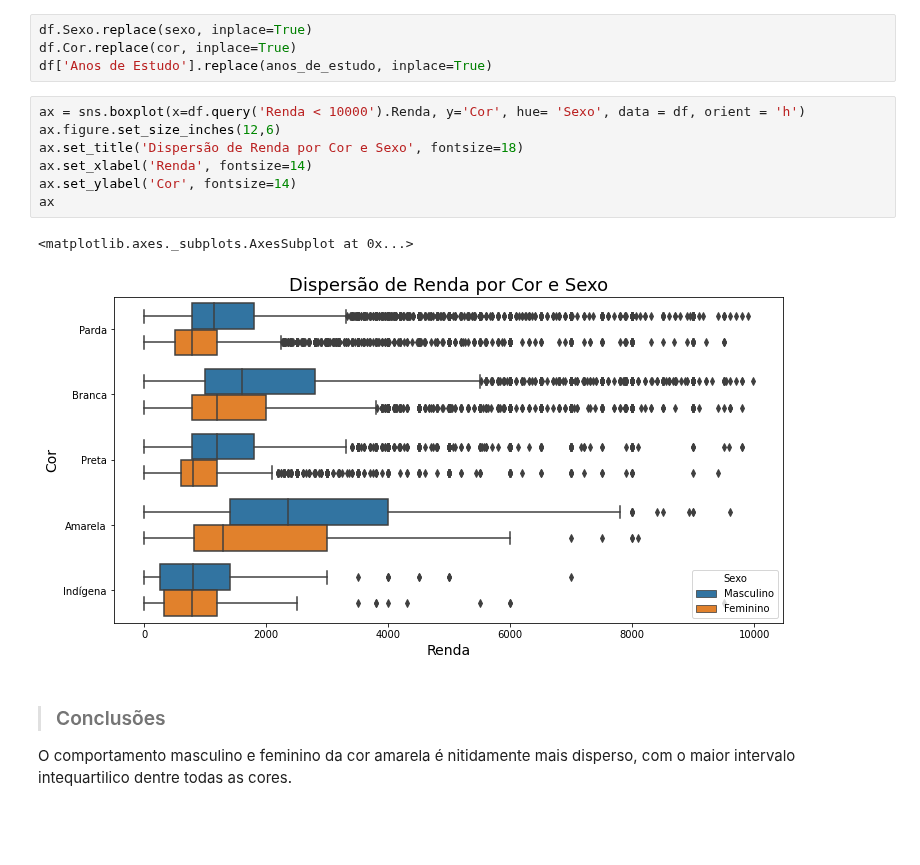
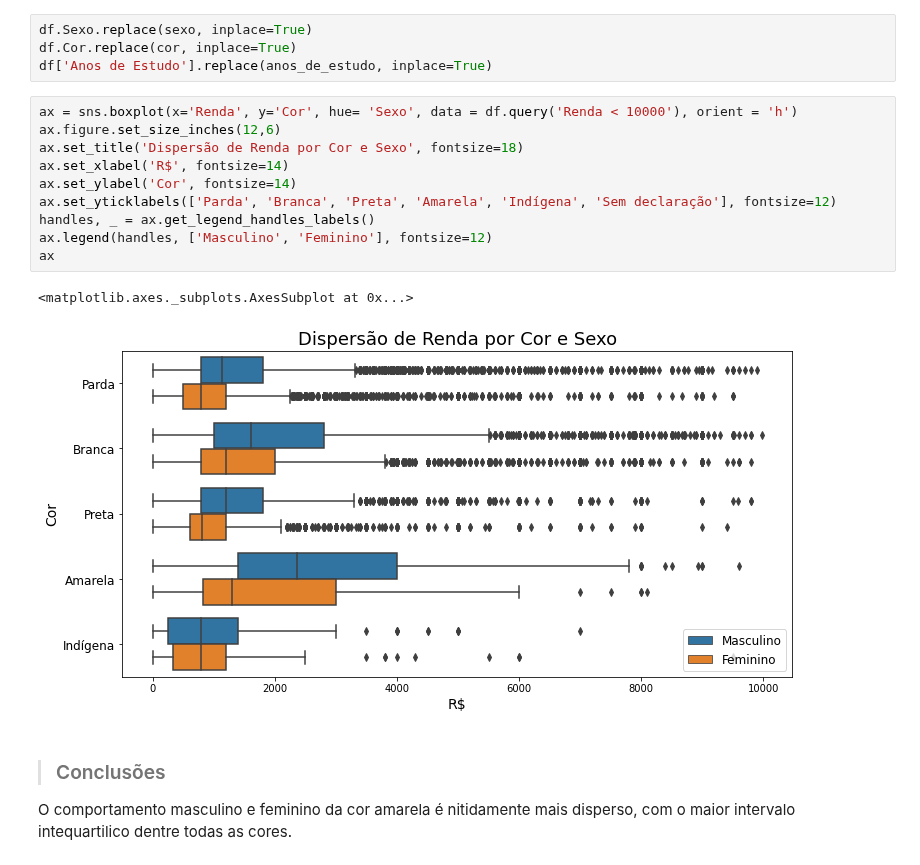
Before and after one commit to muriloWeber/dataScienceAlura, a Jupyter notebook: dataScienceEstatisticaComPythonFrequenciasEMedidas/Projeto_Analise_Descritiva.ipynb, the cells around one changed output. Drawn from its saved outputs; the diff is of its cells as text; blank space fills up the shorter version.

```diff
--- a/dataScienceEstatisticaComPythonFrequenciasEMedidas/Projeto_Analise_Descritiva.ipynb
+++ b/dataScienceEstatisticaComPythonFrequenciasEMedidas/Projeto_Analise_Descritiva.ipynb
@@ -477,15 +478,18 @@ df.Sexo.replace(sexo, inplace=True)
 df.Cor.replace(cor, inplace=True)
 df['Anos de Estudo'].replace(anos_de_estudo, inplace=True)
 # %%
-ax = sns.boxplot(x=df.query('Renda < 10000').Renda, y='Cor', hue= 'Sexo', data = df, orient = 'h')
+ax = sns.boxplot(x='Renda', y='Cor', hue= 'Sexo', data = df.query('Renda < 10000'), orient = 'h')
 ax.figure.set_size_inches(12,6)
 ax.set_title('Dispersão de Renda por Cor e Sexo', fontsize=18)
-ax.set_xlabel('Renda', fontsize=14)
+ax.set_xlabel('R$', fontsize=14)
 ax.set_ylabel('Cor', fontsize=14)
+ax.set_yticklabels(['Parda', 'Branca', 'Preta', 'Amarela', 'Indígena', 'Sem declaração'], fontsize=12)
+handles, _ = ax.get_legend_handles_labels()
+ax.legend(handles, ['Masculino', 'Feminino'], fontsize=12)
 ax
 # %% [output]
 <matplotlib.axes._subplots.AxesSubplot at 0x...>
-[figure, old version]
+[figure, new version]
 # %% [markdown]
 > ### Conclusões
 
```
Also changed, not shown: parts of 10 cells of this notebook.
